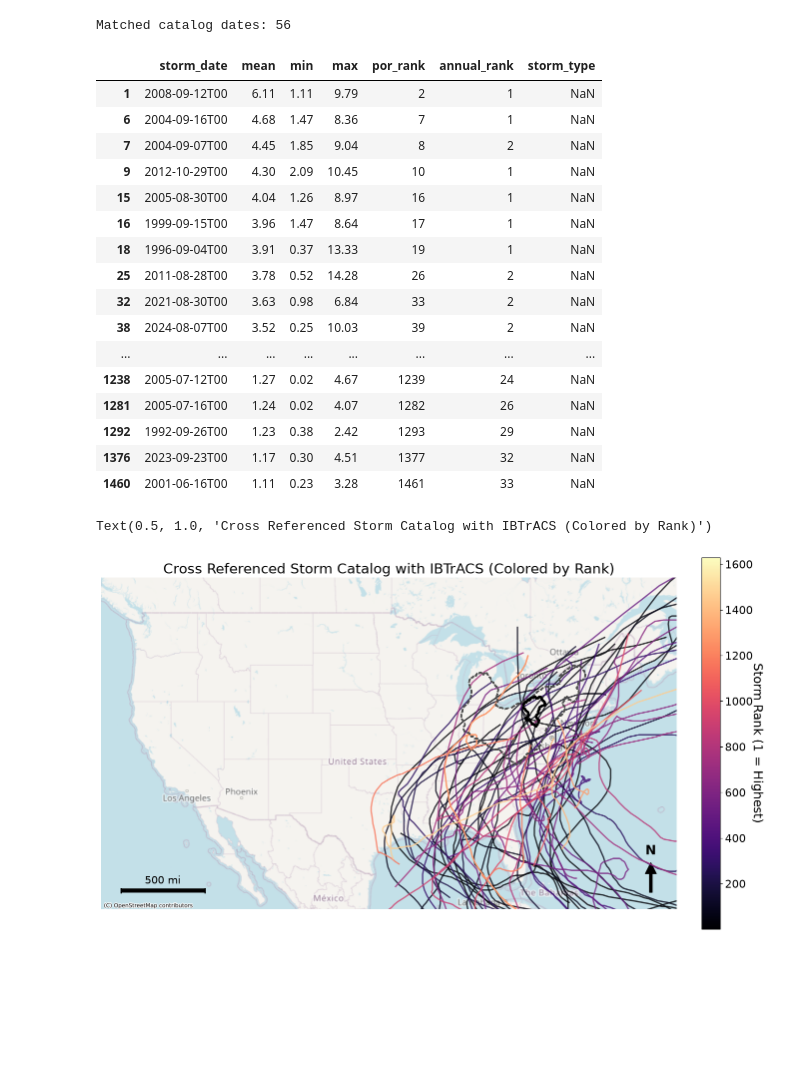
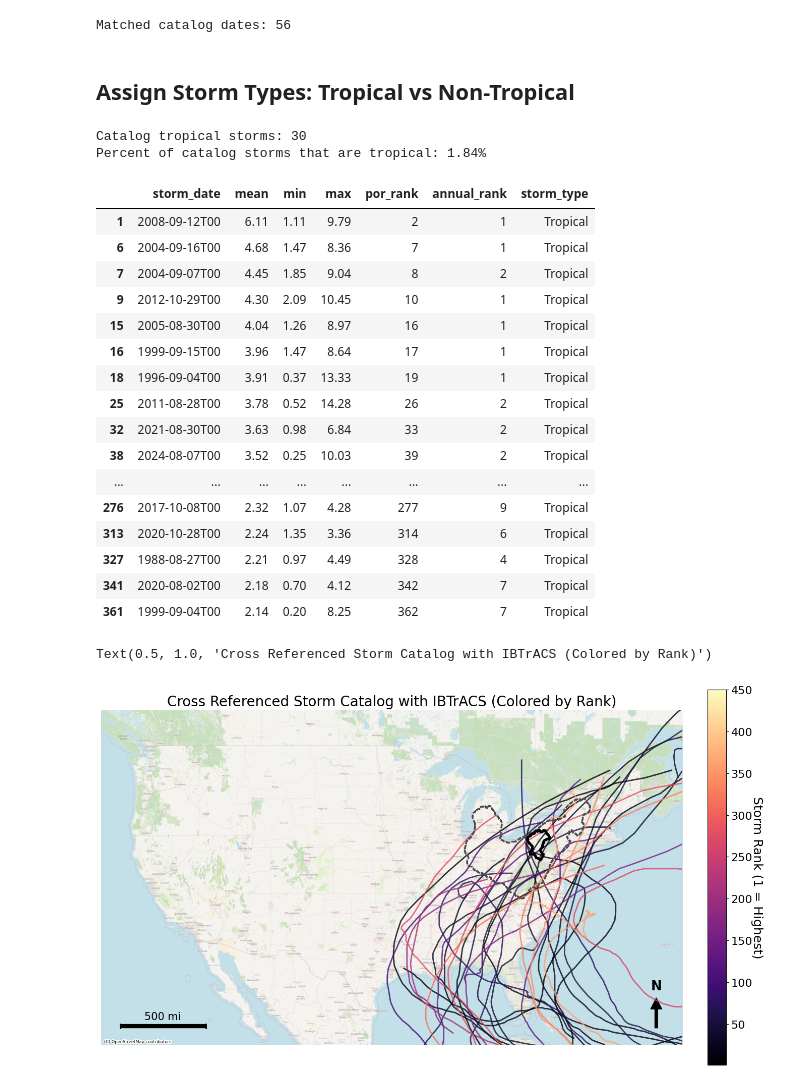
Before and after one commit to mohsennasab/meteorology-tools, a Jupyter notebook: notebooks/mtools_03_ibtracs_screening.ipynb, the cells around one changed output. Drawn from its saved outputs; the diff is of its cells as text; code cells hidden in the pictures; blank space fills up the shorter version.

Commit message:
polished storm typing within ibtracs notebook

```diff
--- a/notebooks/mtools_03_ibtracs_screening.ipynb
+++ b/notebooks/mtools_03_ibtracs_screening.ipynb
@@ -57,9 +57,9 @@ import xarray as xr
 # Filepaths & Variables
 # %%
 # Target Watershed Domain
-WATERSHED_PATH = Path("/workspaces/meteorology-tools/inputs/watershed/Upper-Tennessee_huc04.geojson")
+WATERSHED_PATH = Path("/workspaces/meteorology-tools/inputs/watershed/allegheny_huc.geojson")
 # Geometrically Valid Transposition Domain Produced when Creating the Storm Catalog from Stormhub
-VALID_TD_PATH = Path("/workspaces/meteorology-tools/inputs/storm_catalog/SLAM-SIG-GSL0-Intersection-transpo_valid.json")
+VALID_TD_PATH = Path("/workspaces/meteorology-tools/inputs/transposition_domains/allegheny-transpo-area-v01_valid.json")
 # Ranked Storms CSV Produced when Creating the Storm Catalog from Stormhub
 RANKED_STORMS_PATH = Path("/workspaces/meteorology-tools/inputs/storm_catalog/ranked-storms.csv")
 
@@ -90,6 +90,7 @@ CONUS_BOUNDS_4326 = (-125.0, 24.0, -66.0, 50.5)
 M_PER_MI = 1609.344
 M2_PER_MI2 = 2_589_988.110336
 SELECTED_GSL = 0.0
+NUM_STORMS = 450
 
 _available = {f.name for f in _fm.fontManager.ttflist}
 PLOT_FONT = next((f for f in ['Arial', 'Liberation Sans', 'DejaVu Sans'] if f in _available), 'sans-serif')
@@ -538,26 +557,40 @@ for idx, row in storms_df.iterrows():
 print(f"Matched catalog dates: {len(ibtracs_storms):,}")
 # %% [output]
 Matched catalog dates: 56
+# %% [markdown]
+## Assign Storm Types: Tropical vs Non-Tropical
 # %%
-storms_df[storms_df["storm_date"].isin(ibtracs_storms.keys())]
+mask = storms_df["storm_date"].isin(ibtracs_storms.keys())
+storms_df["storm_type"].astype(str)
+storms_df.loc[mask, "storm_type"] = "Tropical"
+mask = ~storms_df["storm_date"].isin(ibtracs_storms.keys())
+storms_df.loc[mask, "storm_type"] = "Non-Tropical"
+
+tropical_storms = storms_df[(storms_df["storm_type"] == "Tropical") & (storms_df["por_rank"] <= NUM_STORMS)]
+print(f"Catalog tropical storms: {len(tropical_storms):,}")
+percent_tropical = len(tropical_storms) / len(storms_df) * 100
+print(f"Percent of catalog storms that are tropical: {percent_tropical:.2f}%")
+tropical_storms
 # %% [output]
+Catalog tropical storms: 30
+Percent of catalog storms that are tropical: 1.84%
 |  | storm_date | mean | min | max | por_rank | annual_rank | storm_type |
-| 1 | 2008-09-12T00 | 6.11 | 1.11 | 9.79 | 2 | 1 | NaN |
-| 6 | 2004-09-16T00 | 4.68 | 1.47 | 8.36 | 7 | 1 | NaN |
-| 7 | 2004-09-07T00 | 4.45 | 1.85 | 9.04 | 8 | 2 | NaN |
-| 9 | 2012-10-29T00 | 4.30 | 2.09 | 10.45 | 10 | 1 | NaN |
-| 15 | 2005-08-30T00 | 4.04 | 1.26 | 8.97 | 16 | 1 | NaN |
-| 16 | 1999-09-15T00 | 3.96 | 1.47 | 8.64 | 17 | 1 | NaN |
-| 18 | 1996-09-04T00 | 3.91 | 0.37 | 13.33 | 19 | 1 | NaN |
-| 25 | 2011-08-28T00 | 3.78 | 0.52 | 14.28 | 26 | 2 | NaN |
-| 32 | 2021-08-30T00 | 3.63 | 0.98 | 6.84 | 33 | 2 | NaN |
-| 38 | 2024-08-07T00 | 3.52 | 0.25 | 10.03 | 39 | 2 | NaN |
+| 1 | 2008-09-12T00 | 6.11 | 1.11 | 9.79 | 2 | 1 | Tropical |
+| 6 | 2004-09-16T00 | 4.68 | 1.47 | 8.36 | 7 | 1 | Tropical |
+| 7 | 2004-09-07T00 | 4.45 | 1.85 | 9.04 | 8 | 2 | Tropical |
+| 9 | 2012-10-29T00 | 4.30 | 2.09 | 10.45 | 10 | 1 | Tropical |
+| 15 | 2005-08-30T00 | 4.04 | 1.26 | 8.97 | 16 | 1 | Tropical |
+| 16 | 1999-09-15T00 | 3.96 | 1.47 | 8.64 | 17 | 1 | Tropical |
+| 18 | 1996-09-04T00 | 3.91 | 0.37 | 13.33 | 19 | 1 | Tropical |
+| 25 | 2011-08-28T00 | 3.78 | 0.52 | 14.28 | 26 | 2 | Tropical |
+| 32 | 2021-08-30T00 | 3.63 | 0.98 | 6.84 | 33 | 2 | Tropical |
+| 38 | 2024-08-07T00 | 3.52 | 0.25 | 10.03 | 39 | 2 | Tropical |
 | ... | ... | ... | ... | ... | ... | ... | ... |
-| 1238 | 2005-07-12T00 | 1.27 | 0.02 | 4.67 | 1239 | 24 | NaN |
-| 1281 | 2005-07-16T00 | 1.24 | 0.02 | 4.07 | 1282 | 26 | NaN |
-| 1292 | 1992-09-26T00 | 1.23 | 0.38 | 2.42 | 1293 | 29 | NaN |
-| 1376 | 2023-09-23T00 | 1.17 | 0.30 | 4.51 | 1377 | 32 | NaN |
-| 1460 | 2001-06-16T00 | 1.11 | 0.23 | 3.28 | 1461 | 33 | NaN |
+| 276 | 2017-10-08T00 | 2.32 | 1.07 | 4.28 | 277 | 9 | Tropical |
+| 313 | 2020-10-28T00 | 2.24 | 1.35 | 3.36 | 314 | 6 | Tropical |
+| 327 | 1988-08-27T00 | 2.21 | 0.97 | 4.49 | 328 | 4 | Tropical |
+| 341 | 2020-08-02T00 | 2.18 | 0.70 | 4.12 | 342 | 7 | Tropical |
+| 361 | 1999-09-04T00 | 2.14 | 0.20 | 8.25 | 362 | 7 | Tropical |
 # %%
 # create a single plot with all storm paths colored by their rank
 fig, ax = plt.subplots(figsize=(16, 13))
@@ -573,37 +606,39 @@ for storm_date, entries in ibtracs_storms.items():
     for entry in entries:
         storm_subset = entry["ds"]
         storm_rank = entry["storm_rank"]
+        if storm_rank > NUM_STORMS:
+            continue  # skip low-ranked storms
 
         # Build a clean lon/lat table and drop invalid points before making a track line
         storm_xy = pd.DataFrame(
             {
                 "lon": np.asarray(storm_subset["lon"].values).astype(float),
                 "lat": np.asarray(storm_subset["lat"].values).astype(float),
             }
         )
         storm_xy = storm_xy.replace([np.inf, -np.inf], np.nan).dropna(subset=["lon", "lat"])
 
         # GEOS LineString requires either 0 points or >= 2 points
         if len(storm_xy) < 2:
             continue
 
         storm_line = LineString(zip(storm_xy["lon"], storm_xy["lat"]))
         storm_subset_gdf = gpd.GeoDataFrame(geometry=[storm_line], crs=GEOG_CRS).to_crs(PLOT_CRS)
         storm_subset_gdf.plot(
             ax=ax,
-            color=plt.cm.magma(storm_rank / storms_df["por_rank"].max()),
+            color=plt.cm.magma(storm_rank / NUM_STORMS),
             linewidth=2.0,
             alpha=0.8,
             zorder=3,
         )
 
 # add a colorbar
-sm = plt.cm.ScalarMappable(cmap=plt.cm.magma, norm=plt.Normalize(vmin=storms_df["por_rank"].min(), vmax=storms_df["por_rank"].max()))
+sm = plt.cm.ScalarMappable(cmap=plt.cm.magma, norm=plt.Normalize(vmin=storms_df["por_rank"].min(), vmax=NUM_STORMS))
 sm.set_array([])
 cbar = plt.colorbar(sm, ax=ax, fraction=0.03, pad=0.04)
 cbar.set_label('Storm Rank (1 = Highest)', rotation=270, labelpad=15, fontsize=PLOT_FONT_SIZE - 2)
 cbar.ax.tick_params(labelsize=PLOT_FONT_SIZE - 4)
 ax.set_title('Cross Referenced Storm Catalog with IBTrACS (Colored by Rank)')
 # %% [output]
 Text(0.5, 1.0, 'Cross Referenced Storm Catalog with IBTrACS (Colored by Rank)')
-[figure, old version]
+[figure, new version]
```
Also changed, not shown: parts of 4 cells of this notebook.
